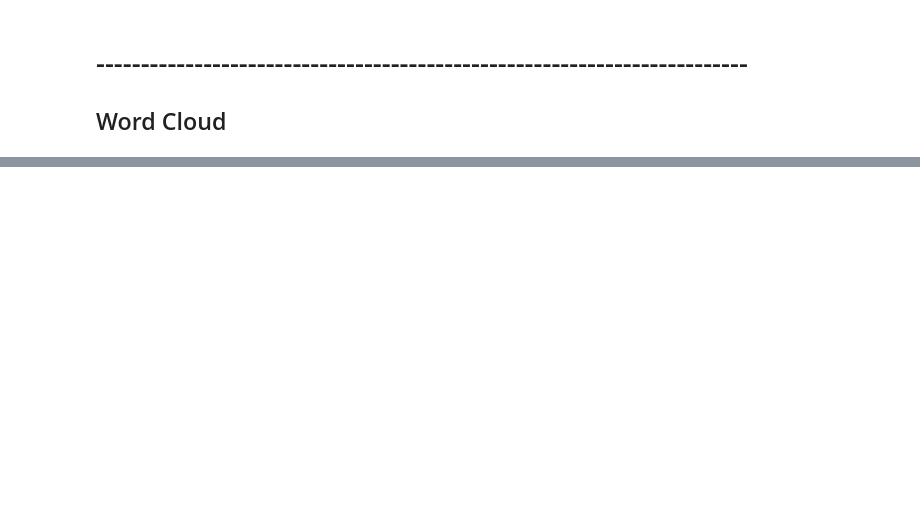
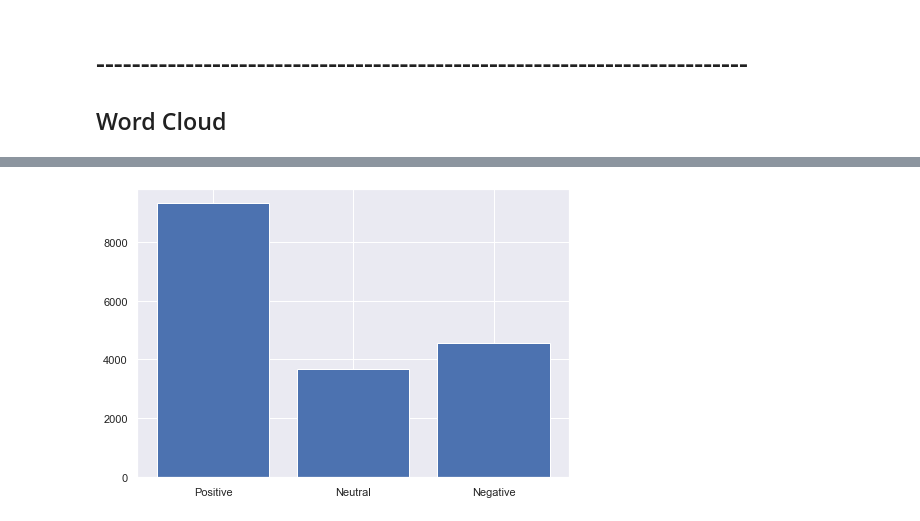
Before and after one commit to AndrewEdward37/67364_Final_Project, a Jupyter notebook: analysis.ipynb, the cells around one changed output, grey strips where cells are left out. Saved outputs shown, nothing was run; the diff lists cells and outputs as text; code cells hidden in the pictures; blank space fills up the shorter version.

```diff
--- a/analysis.ipynb
+++ b/analysis.ipynb
@@ -391,0 +402,7 @@ Text(0.5, 0, 'Polarity')
+# %%
+neg = sentiment_df['polarity'].astype('float')
+neg = neg[neg <= -0.1]
+neg
+pos = sentiment_df['polarity'].astype('float')
+pos = pos[pos >= 0.1]
+pos
@@ -391,0 +422,5 @@ Text(0.5, 0, 'Polarity')
+# %%
+neutrals = sentiment_df['polarity'].astype('float')
+neutrals = neutrals[neutrals < 0.1]
+neutrals = neutrals[neutrals > -0.1]
+neutrals
@@ -391,0 +440,10 @@ Text(0.5, 0, 'Polarity')
+# %%
+import matplotlib.pyplot as plt
+fig = plt.figure()
+ax = fig.add_axes([0,0,1,1])
+langs = ['Positive','Neutral' ,'Negative']
+students = [len(pos), len(neutrals),len(neg)]
+ax.bar(langs,students)
+plt.show()
+# %% [output]
+[figure, added]
```
Also changed, not shown: parts of 22 cells of this notebook.
